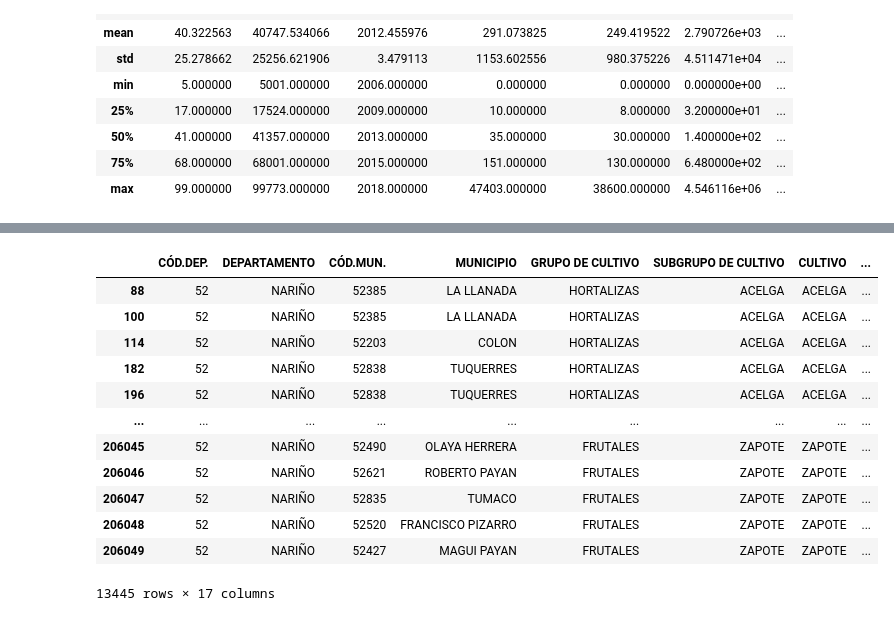
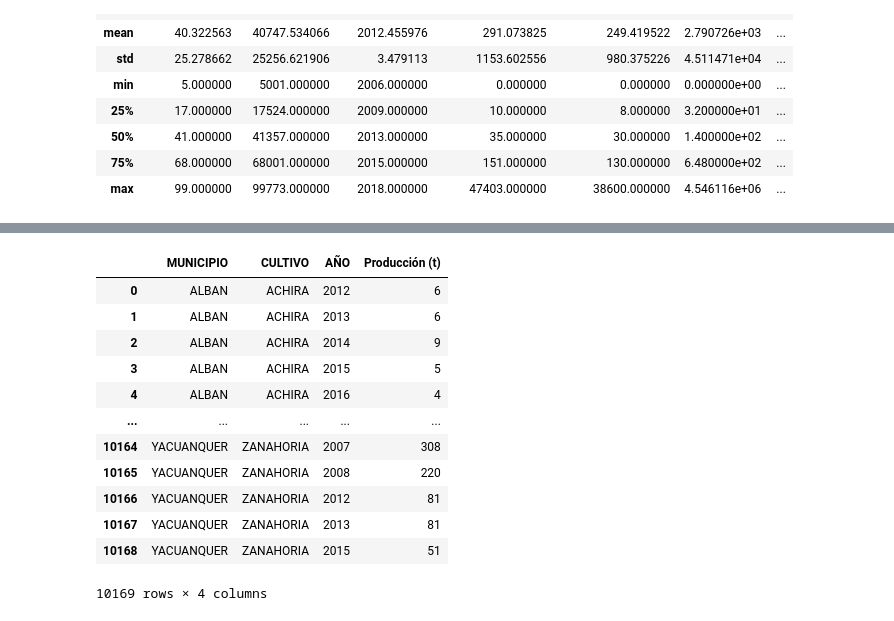
Before and after one commit to JHONJA91/ANALIS_DE_DATOS, a Jupyter notebook: daots.ipynb, the cells around one changed output, grey strips where cells are left out. Cells and saved outputs as stored; diff of their text form; code cells hidden in the pictures.

```diff
--- a/daots.ipynb
+++ b/daots.ipynb
@@ -165,16 +221,16 @@ CULTIVOS.head()
 # %%
-df[df["DEPARTAMENTO"]=="NARIÑO"]
+df[df["DEPARTAMENTO"]=="NARIÑO"].groupby(["MUNICIPIO","CULTIVO","AÑO"])["Producción (t)"].sum().reset_index()
 # %% [output]
-|  | CÓD.DEP. | DEPARTAMENTO | CÓD.MUN. | MUNICIPIO | GRUPO DE CULTIVO | SUBGRUPO DE CULTIVO | CULTIVO | ... |
-| 88 | 52 | NARIÑO | 52385 | LA LLANADA | HORTALIZAS | ACELGA | ACELGA | ... |
-| 100 | 52 | NARIÑO | 52385 | LA LLANADA | HORTALIZAS | ACELGA | ACELGA | ... |
-| 114 | 52 | NARIÑO | 52203 | COLON | HORTALIZAS | ACELGA | ACELGA | ... |
-| 182 | 52 | NARIÑO | 52838 | TUQUERRES | HORTALIZAS | ACELGA | ACELGA | ... |
-| 196 | 52 | NARIÑO | 52838 | TUQUERRES | HORTALIZAS | ACELGA | ACELGA | ... |
-| ... | ... | ... | ... | ... | ... | ... | ... | ... |
-| 206045 | 52 | NARIÑO | 52490 | OLAYA HERRERA | FRUTALES | ZAPOTE | ZAPOTE | ... |
-| 206046 | 52 | NARIÑO | 52621 | ROBERTO PAYAN | FRUTALES | ZAPOTE | ZAPOTE | ... |
-| 206047 | 52 | NARIÑO | 52835 | TUMACO | FRUTALES | ZAPOTE | ZAPOTE | ... |
-| 206048 | 52 | NARIÑO | 52520 | FRANCISCO PIZARRO | FRUTALES | ZAPOTE | ZAPOTE | ... |
-| 206049 | 52 | NARIÑO | 52427 | MAGUI PAYAN | FRUTALES | ZAPOTE | ZAPOTE | ... |
+|  | MUNICIPIO | CULTIVO | AÑO | Producción (t) |
+| 0 | ALBAN | ACHIRA | 2012 | 6 |
+| 1 | ALBAN | ACHIRA | 2013 | 6 |
+| 2 | ALBAN | ACHIRA | 2014 | 9 |
+| 3 | ALBAN | ACHIRA | 2015 | 5 |
+| 4 | ALBAN | ACHIRA | 2016 | 4 |
+| ... | ... | ... | ... | ... |
+| 10164 | YACUANQUER | ZANAHORIA | 2007 | 308 |
+| 10165 | YACUANQUER | ZANAHORIA | 2008 | 220 |
+| 10166 | YACUANQUER | ZANAHORIA | 2012 | 81 |
+| 10167 | YACUANQUER | ZANAHORIA | 2013 | 81 |
+| 10168 | YACUANQUER | ZANAHORIA | 2015 | 51 |
-13445 rows × 17 columns
+10169 rows × 4 columns
```
Also changed, not shown: parts of 15 cells of this notebook.
